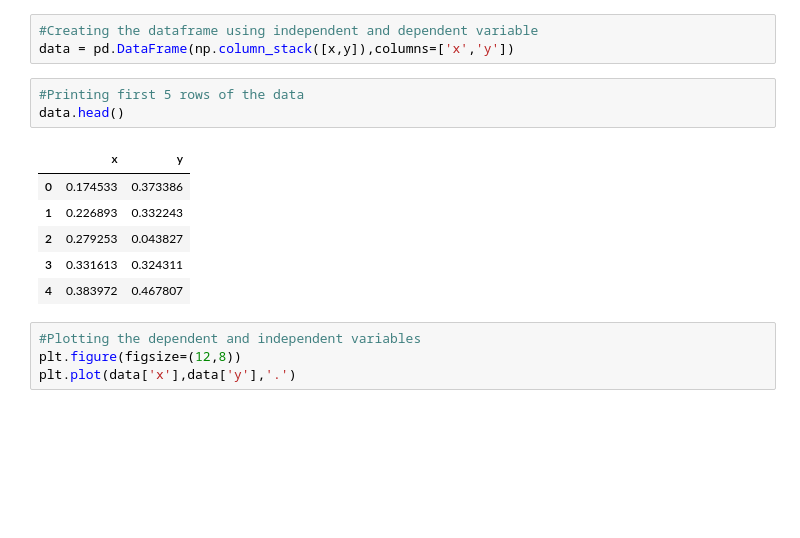
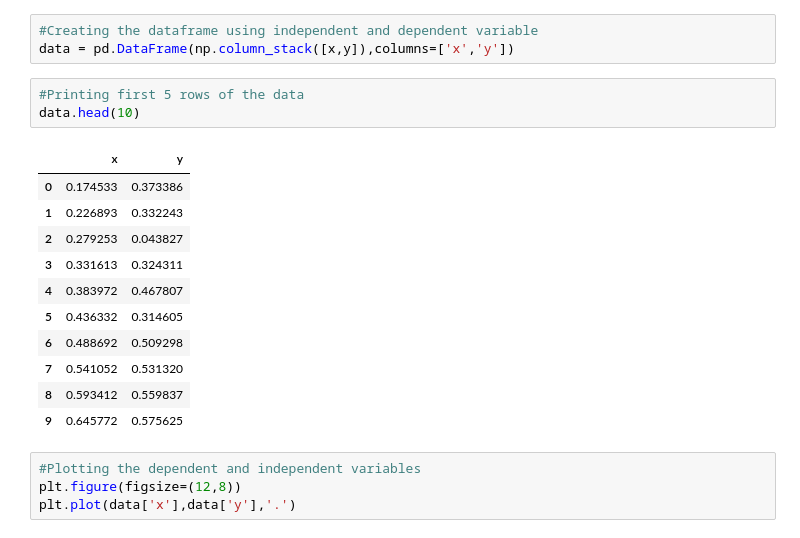
Before and after one commit to JapiKredi/EDA_library, a Jupyter notebook: Ridge_and_Lasso_Implementation.ipynb, the cells around one changed output. Drawn from its saved outputs; the diff is of its cells as text; blank space fills up the shorter version.

```diff
--- a/Ridge_and_Lasso_Implementation.ipynb
+++ b/Ridge_and_Lasso_Implementation.ipynb
@@ -64,14 +64,19 @@ array([ 0.37338615,  0.3322429 ,  0.04382731,  0.32431058,  0.46780699,
 data = pd.DataFrame(np.column_stack([x,y]),columns=['x','y'])
 # %%
 #Printing first 5 rows of the data
-data.head()
+data.head(10)
 # %% [output]
 |  | x | y |
 | 0 | 0.174533 | 0.373386 |
 | 1 | 0.226893 | 0.332243 |
 | 2 | 0.279253 | 0.043827 |
 | 3 | 0.331613 | 0.324311 |
 | 4 | 0.383972 | 0.467807 |
+| 5 | 0.436332 | 0.314605 |
+| 6 | 0.488692 | 0.509298 |
+| 7 | 0.541052 | 0.531320 |
+| 8 | 0.593412 | 0.559837 |
+| 9 | 0.645772 | 0.575625 |
 # %%
 #Plotting the dependent and independent variables
 plt.figure(figsize=(12,8))
```
Also changed, not shown: parts of 7 cells of this notebook.
